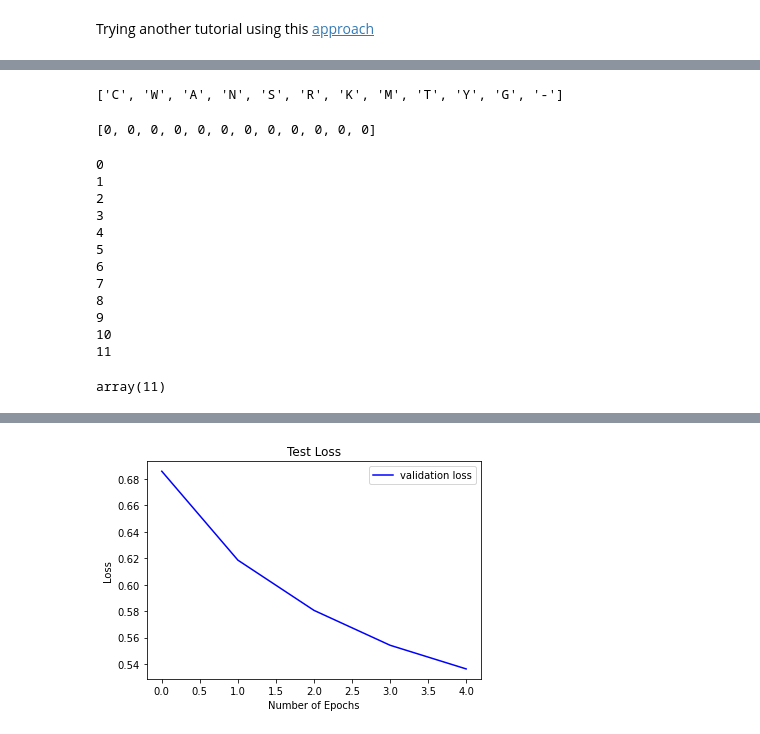
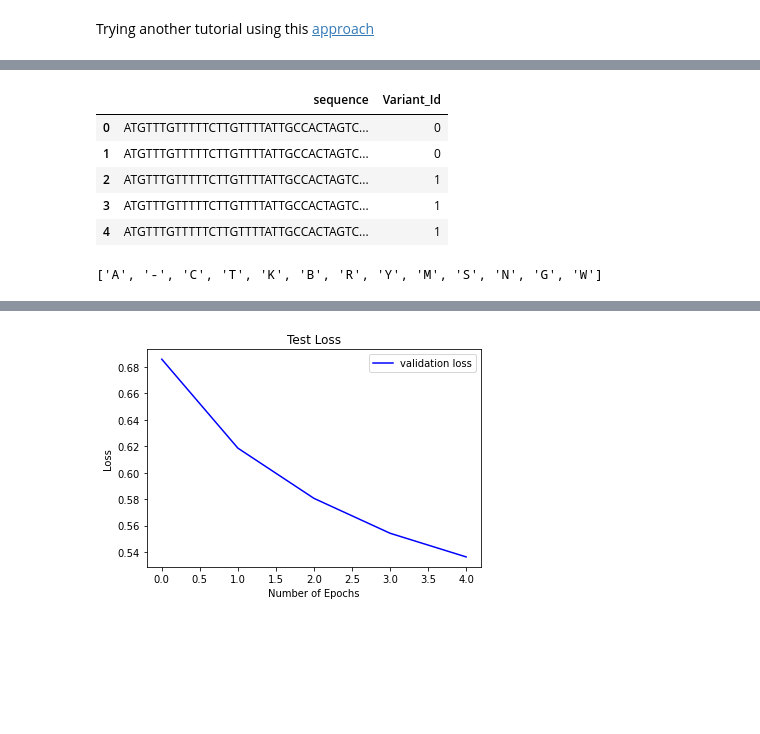
Before and after one commit to omicscodeathon/ml_sarscov2, a Jupyter notebook: notebook/notebook.ipynb, the cells around one changed output, grey strips where cells are left out. Cells and saved outputs as stored; diff of their text form; code cells hidden in the pictures; blank space fills up the shorter version.

```diff
--- a/notebook/notebook.ipynb
+++ b/notebook/notebook.ipynb
@@ -71,40 +58,25 @@ seq_data.head()
+# %%
+variant = {"gamma" : 0, "delta" : 1, "beta":2, "alpha":3, "omicron":4}
+data["Variant_Id"] = data["Variant_Id"].map(variant)
+data.head()
+# %% [output]
+|  | sequence | Variant_Id |
+| 0 | ATGTTTGTTTTTCTTGTTTTATTGCCACTAGTC... | 0 |
+| 1 | ATGTTTGTTTTTCTTGTTTTATTGCCACTAGTC... | 0 |
+| 2 | ATGTTTGTTTTTCTTGTTTTATTGCCACTAGTC... | 1 |
+| 3 | ATGTTTGTTTTTCTTGTTTTATTGCCACTAGTC... | 1 |
+| 4 | ATGTTTGTTTTTCTTGTTTTATTGCCACTAGTC... | 1 |
 # %%
 #Check characters in the seqeunce column
+
 ntds = []
-for i in seq_data['sequence']:
+for i in data['sequence']:
     for seq in i:
-
         ntd = seq.strip()
         ntds.append(ntd)
 
 char = list(set(ntds))
+char
+# %% [output]
+['A', '-', 'C', 'T', 'K', 'B', 'R', 'Y', 'M', 'S', 'N', 'G', 'W']
-# %%
-char
-# %% [output]
-['C', 'W', 'A', 'N', 'S', 'R', 'K', 'M', 'T', 'Y', 'G', '-']
-# %%
-a = [0] * len(char)
-a
-# %% [output]
-[0, 0, 0, 0, 0, 0, 0, 0, 0, 0, 0, 0]
-# %%
-for x in range(len(char)):
-    print(x)
-# %% [output]
-0
-1
-2
-3
-4
-5
-6
-7
-8
-9
-10
-11
-# %%
-np.array(11)
-# %% [output]
-array(11)
 # %%
```
Also changed, not shown: parts of 19 cells of this notebook, 13 other files.
